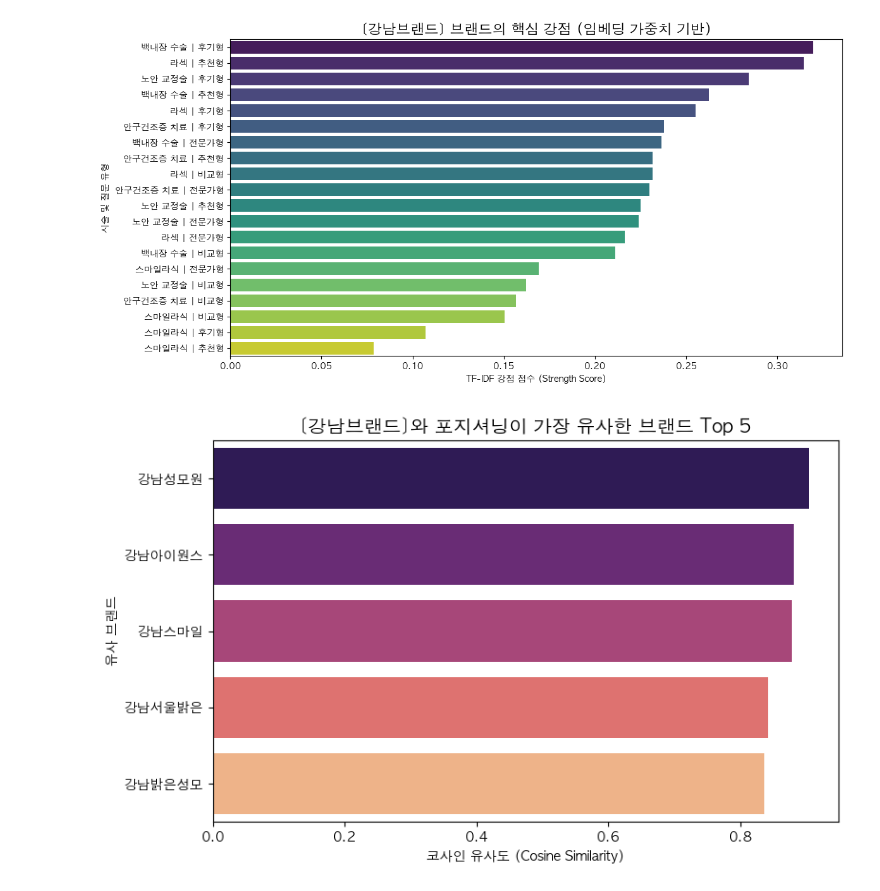
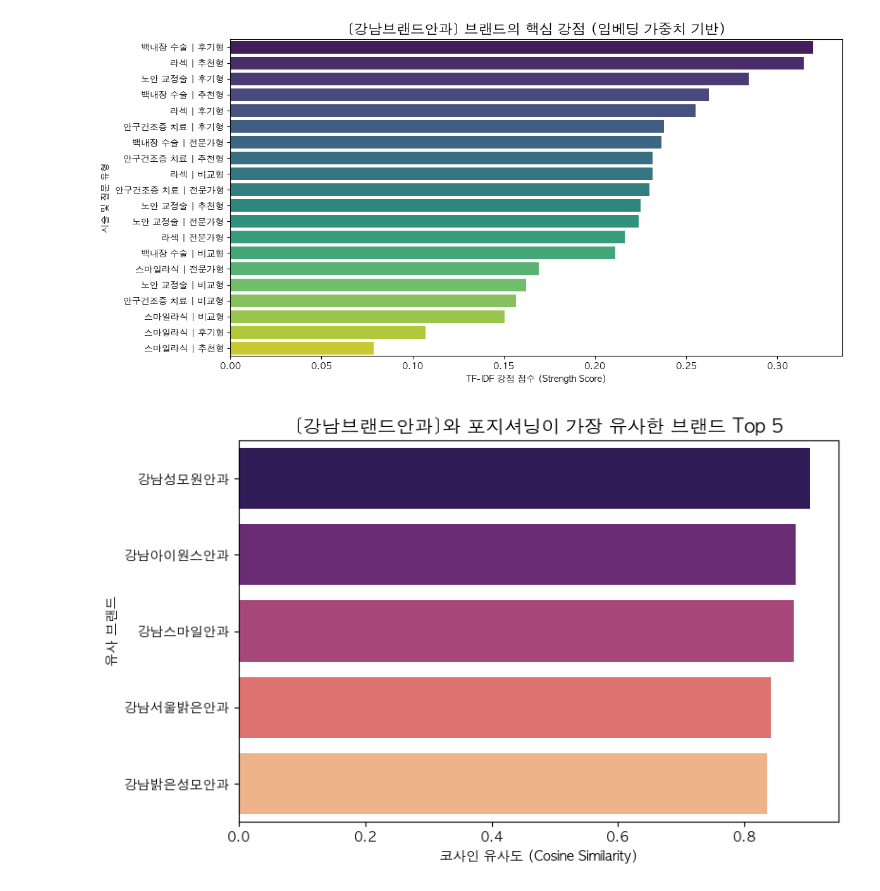
Before and after one commit to bonaparte000/DSL_corporate, a Jupyter notebook: brand_positioning_analysis.ipynb, the cells around one changed output. Drawn from its saved outputs; the diff is of its cells as text; code cells hidden in the pictures.

```diff
--- a/brand_positioning_analysis.ipynb
+++ b/brand_positioning_analysis.ipynb
@@ -14,25 +14,35 @@ plt.rc('font', family='AppleGothic') # Windows는 'Malgun Gothic' 적용
 plt.rcParams['axes.unicode_minus'] = False
 
 # =========================================================
-# 분석 타겟 설정 (원하는 브랜드로 자유롭게 변경하세요)
+# 🎯 분석 타겟 설정 ('안과'가 붙은 최종 이름으로 입력하세요!)
 # =========================================================
-TARGET_BRAND = '강남브랜드'
+TARGET_BRAND = '강남브랜드안과'
 
 # ---------------------------------------------------------
-# 1. 파일 로드 및 데이터 전처리 (Explode + Index Reset)
+# 1. 파일 로드 및 전처리 ('안과' 자동 부착 + Explode)
 # ---------------------------------------------------------
 df = pd.read_csv('geo_unif_preprocessed_final_polished.csv')
 
+# 이름 끝에 '안과'가 없으면 자동으로 붙여주는 함수
+def append_eye_clinic(brand_str):
+    if pd.isna(brand_str):
+        return brand_str
+    brands = [b.strip() for b in str(brand_str).split(',')]
+    processed_brands = [b + '안과' if not b.endswith('안과') else b for b in brands]
+    return ', '.join(processed_brands)
+
+# 파일 저장 없이 메모리에서 바로 덮어쓰기 적용!
+df['recommended_list'] = df['recommended_list'].apply(append_eye_clinic)
+
+# 분석용 컬럼명 매핑
 column_mapping = {
     'query_type': '유형',
     'recommended_list': '언급된 브랜드'
 }
 df = df.rename(columns=column_mapping)
-
-# 결측치 제거
 df_clean = df.dropna(subset=['언급된 브랜드']).copy()
 
-# 쉼표 기준으로 분리 후 Explode, 그리고 ★인덱스 리셋★
+# 쉼표 기준으로 분리 후 Explode, 중복 인덱스 에러 방지용 reset_index
 df_clean['브랜드_리스트'] = df_clean['언급된 브랜드'].apply(lambda x: [brand.strip() for brand in str(x).split(',')])
 df_exploded = df_clean.explode('브랜드_리스트').rename(columns={'브랜드_리스트': '브랜드'}).reset_index(drop=True)
 
@@ -41,7 +51,7 @@ df_exploded = df_clean.explode('브랜드_리스트').rename(columns={'브랜드
 # ---------------------------------------------------------
 df_exploded['context_feature'] = df_exploded['procedure'] + " | " + df_exploded['유형']
 
-# 빈도 행렬 생성 (이제 인덱스가 리셋되어 에러가 나지 않습니다)
+# 빈도 행렬 생성
 pivot_df = pd.crosstab(df_exploded['브랜드'], df_exploded['context_feature'])
 
 # TF-IDF 변환
@@ -53,8 +63,8 @@ embedding_df = pd.DataFrame(brand_embeddings, index=pivot_df.index, columns=pivo
 # 3. 분석 결과 시각화
 # ---------------------------------------------------------
 if TARGET_BRAND not in embedding_df.index:
-    print(f"\n데이터에 '{TARGET_BRAND}' 브랜드가 존재하지 않습니다.")
-    print("사용 가능한 브랜드 목록:", embedding_df.index.tolist()[:15], "...")
+    print(f"\n❌ 데이터에 '{TARGET_BRAND}' 브랜드가 존재하지 않습니다.")
+    print("사용 가능한 상위 브랜드 목록:", df_exploded['브랜드'].value_counts().index[:10].tolist(), "...")
 else:
     # 3-1) 특정 브랜드 집중 분석
     target_vector = embedding_df.loc[TARGET_BRAND]
@@ -71,32 +81,32 @@ else:
     # 3-2) 경쟁/유사 브랜드 찾기
     similarity_matrix = cosine_similarity(embedding_df)
     similarity_df = pd.DataFrame(similarity_matrix, index=embedding_df.index, columns=embedding_df.index)
 
     top_similar_brands = similarity_df[TARGET_BRAND].drop(TARGET_BRAND).sort_values(ascending=False).head(5)
 
     plt.figure(figsize=(8, 5))
     sns.barplot(x=top_similar_brands.values, y=top_similar_brands.index, palette='magma')
     plt.title(f'[{TARGET_BRAND}]와 포지셔닝이 가장 유사한 브랜드 Top 5', fontsize=14)
     plt.xlabel('코사인 유사도 (Cosine Similarity)')
     plt.ylabel('유사 브랜드')
     plt.tight_layout()
     plt.show()
 
     # 3-3) 세부 비율 확인
     target_data = df_exploded[df_exploded['브랜드'] == TARGET_BRAND]
 
     fig, axes = plt.subplots(1, 2, figsize=(14, 6))
 
     procedure_counts = target_data['procedure'].value_counts()
     axes[0].pie(procedure_counts, labels=procedure_counts.index, autopct='%1.1f%%', startangle=90, colors=sns.color_palette("pastel"))
     axes[0].set_title(f'[{TARGET_BRAND}] 주요 언급 시술 비율')
 
     type_counts = target_data['유형'].value_counts()
     axes[1].pie(type_counts, labels=type_counts.index, autopct='%1.1f%%', startangle=90, colors=['#ff9999','#66b3ff', '#99ff99', '#ffcc99'])
     axes[1].set_title(f'[{TARGET_BRAND}] 질문 유형 비율')
 
     plt.tight_layout()
     plt.show()
 # %% [output]
-[figure, old version]
+[figure, new version]
-[figure, old version]
+[figure, new version]
```
Also changed, not shown: parts of 3 cells of this notebook.
